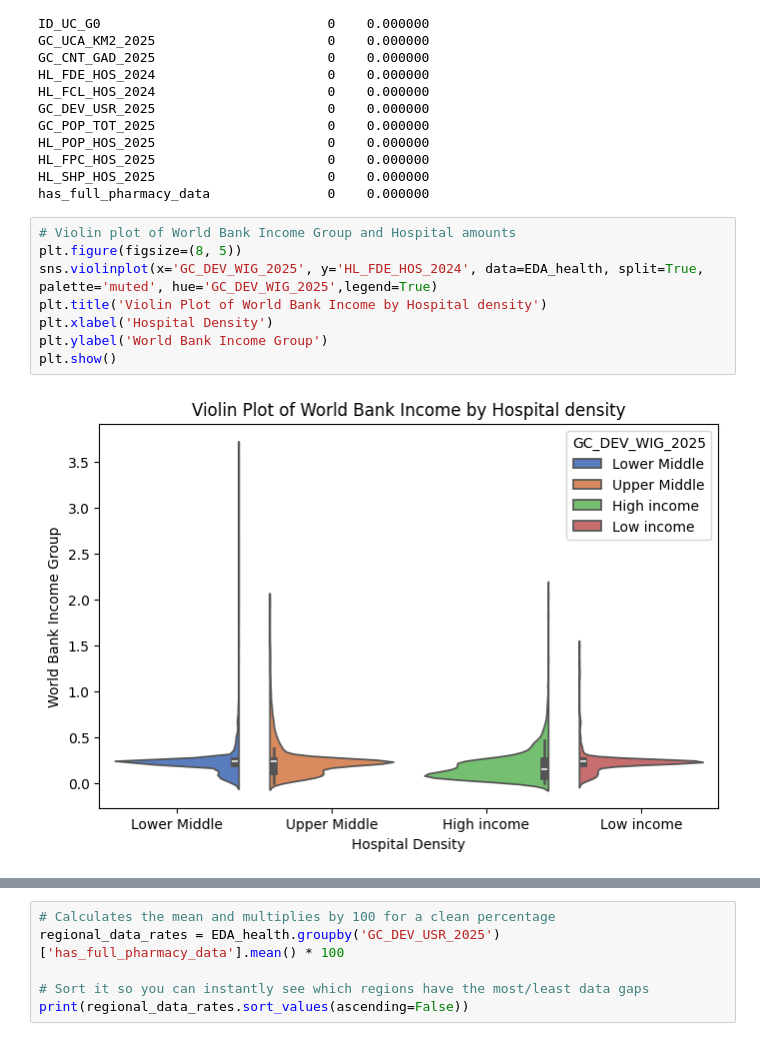
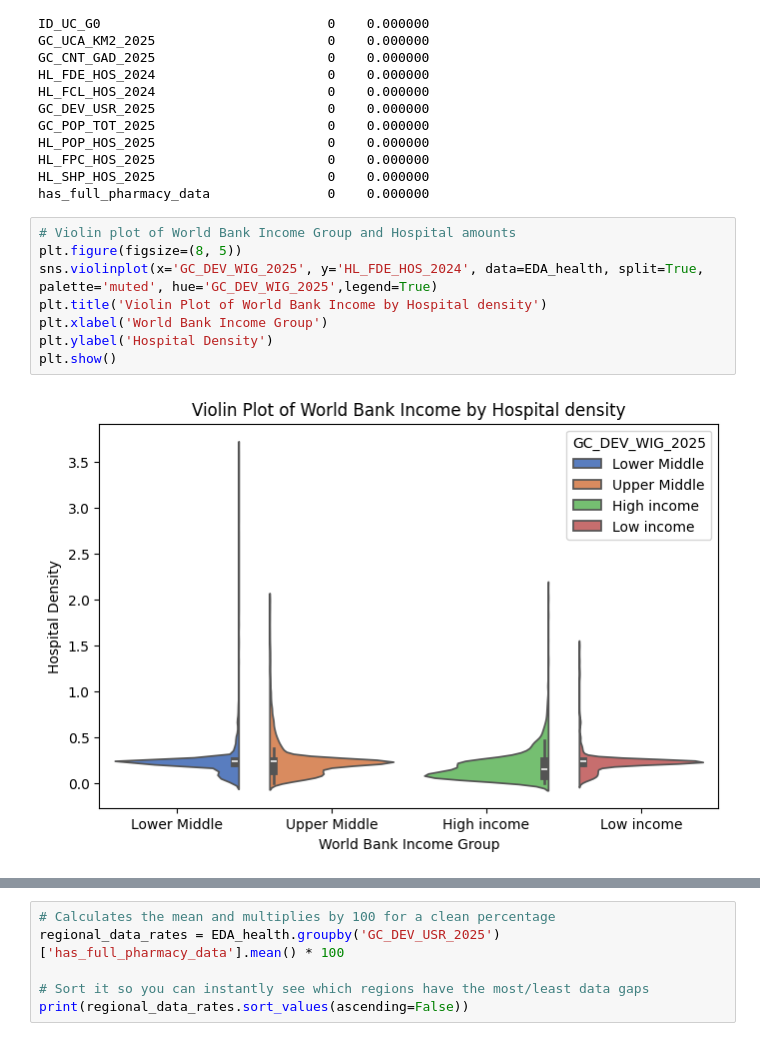
Before and after one commit to ArnoldG8/TidyTuesday_September_Health_metrics_in_urban_centres_worldwide, a Jupyter notebook: september-tidytuesday.ipynb, the cells around one changed output, grey strips where cells are left out. Saved outputs shown, nothing was run; the diff lists cells and outputs as text.

Commit message:
Kaggle Notebook | September_TidyTuesday | Adjusted the labels for violin plot and box plot

```diff
--- a/september-tidytuesday.ipynb
+++ b/september-tidytuesday.ipynb
@@ -182,13 +182,13 @@ has_full_pharmacy_data               0    0.000000
 # %%
 # Violin plot of World Bank Income Group and Hospital amounts
 plt.figure(figsize=(8, 5))
 sns.violinplot(x='GC_DEV_WIG_2025', y='HL_FDE_HOS_2024', data=EDA_health, split=True, palette='muted', hue='GC_DEV_WIG_2025',legend=True)
 plt.title('Violin Plot of World Bank Income by Hospital density')
-plt.xlabel('Hospital Density')
-plt.ylabel('World Bank Income Group')
+plt.xlabel('World Bank Income Group')
+plt.ylabel('Hospital Density')
 plt.show()
 # %% [output]
-[figure, old version]
+[figure, new version]
 # %%
 plt.figure(figsize=(8, 5))
 sns.boxplot(x='GC_DEV_WIG_2025', y='HL_FDE_HOS_2024', data=EDA_health, palette='muted', hue='GC_DEV_WIG_2025',legend=True)
```
Also changed, not shown: parts of 2 cells of this notebook.
